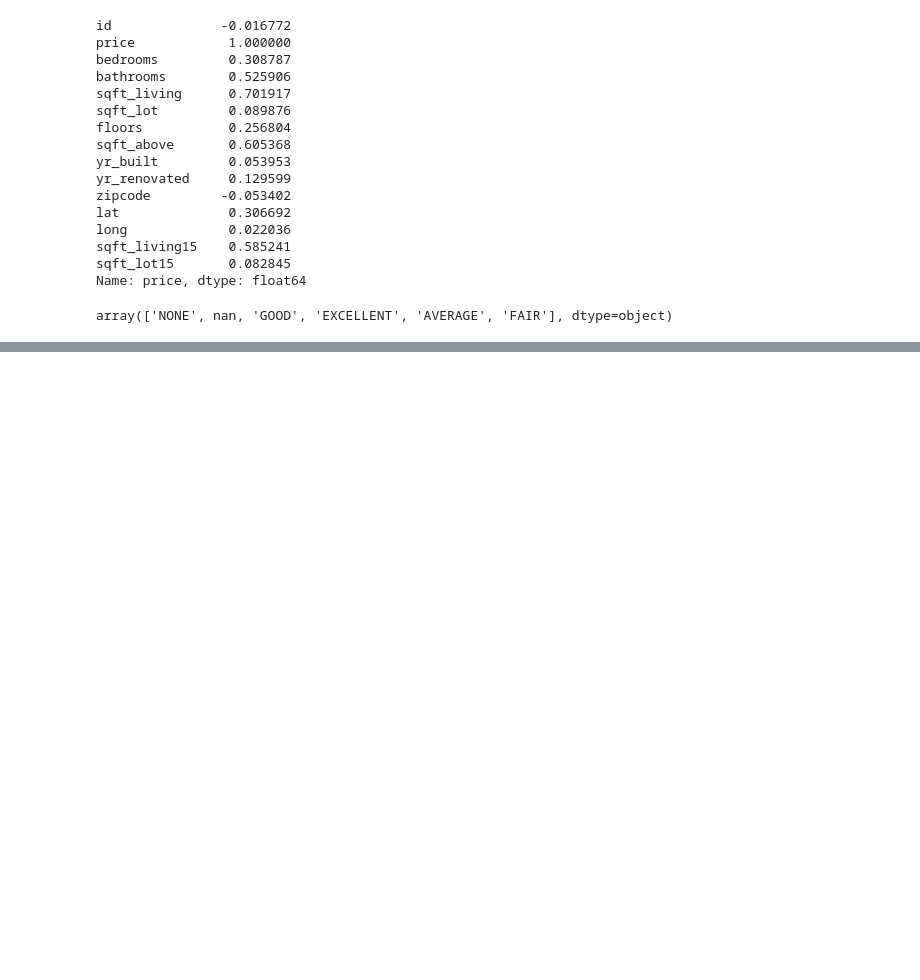
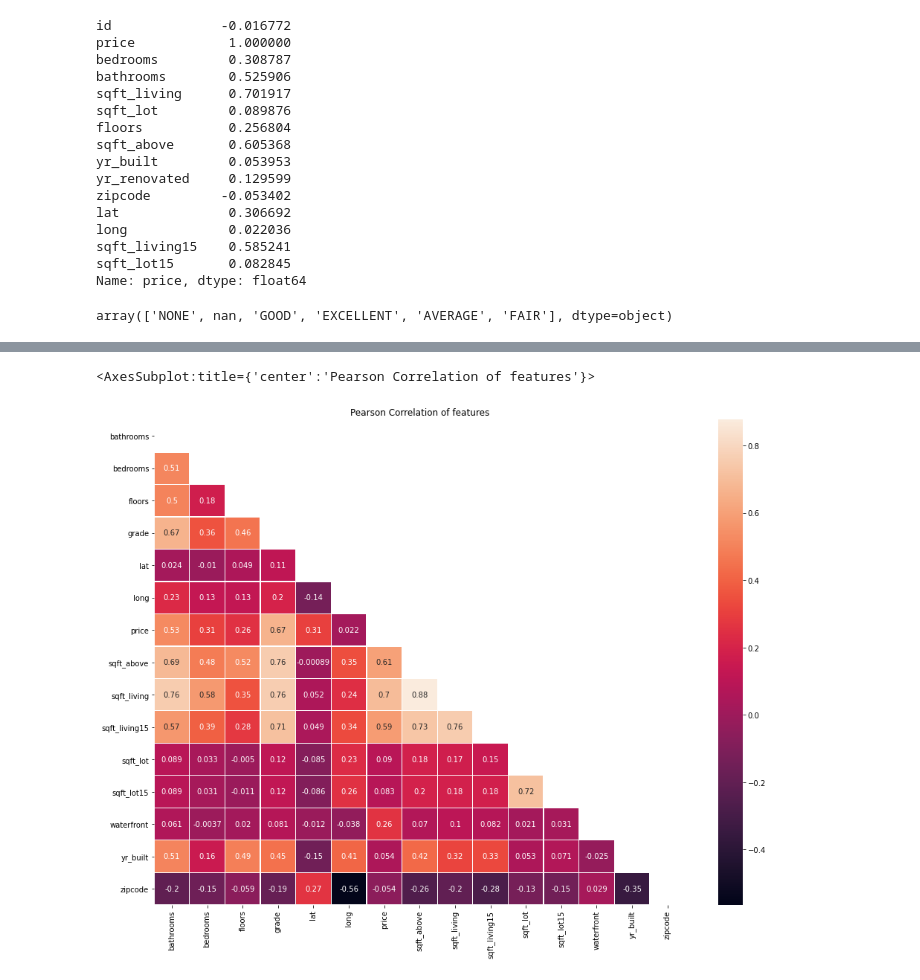
Before and after one commit to aliceagrawal/King-County-House-Sales, a Jupyter notebook: Marshalls Notebook.ipynb, the cells around one changed output, grey strips where cells are left out. Drawn from its saved outputs; the diff is of its cells as text; code cells hidden in the pictures; blank space fills up the shorter version.

```diff
--- a/Marshalls Notebook.ipynb
+++ b/Marshalls Notebook.ipynb
@@ -87,2 +79,9 @@ print(x)
+# %%
+# dropping 63 records with null view values
+house = house.dropna(subset=['view'])
+# %%
+house = house.drop(['yr_renovated'], axis=1)
+# %%
+house = house.drop(['sqft_basement'], axis=1)
 # %%
-df.zipcode.astype('object')
+house['zipcode'] = house['zipcode'].astype(object)
@@ -149,0 +108,17 @@ df[['sqft_living','sqft_above','sqft_basement']]
+# %%
+str_list = [] # empty list to contain columns with strings (words)
+for colname, colvalue in house.iteritems():
+    if type(colvalue[1]) == str:
+         str_list.append(colname)
+# Get to the numeric columns by inversion
+num_list = house.columns.difference(str_list)
+# Create Dataframe containing only numerical features
+house_num = house[num_list]
+f, ax = plt.subplots(figsize=(16, 12))
+plt.title('Pearson Correlation of features')
+# Draw the heatmap using seaborn
+#sns.heatmap(house_num.astype(float).corr(),linewidths=0.25,vmax=1.0, square=True, cmap="PuBuGn", linecolor='k', annot=True)
+sns.heatmap(house_num.astype(float).corr(),linewidths=0.25, annot=True, mask=np.triu(np.ones_like(num_list, dtype=bool)))
+# %% [output]
+<AxesSubplot:title={'center':'Pearson Correlation of features'}>
+[figure, added]
```
Also changed, not shown: parts of 15 cells of this notebook, 2 other files.
